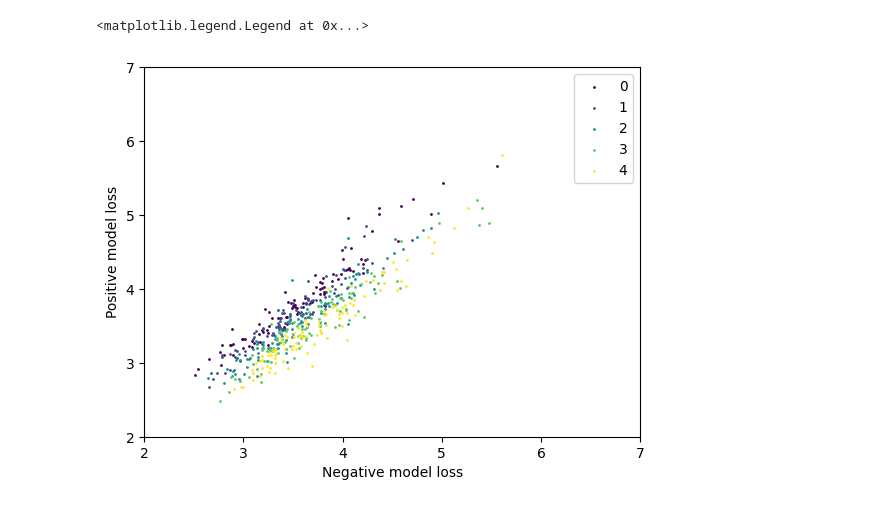
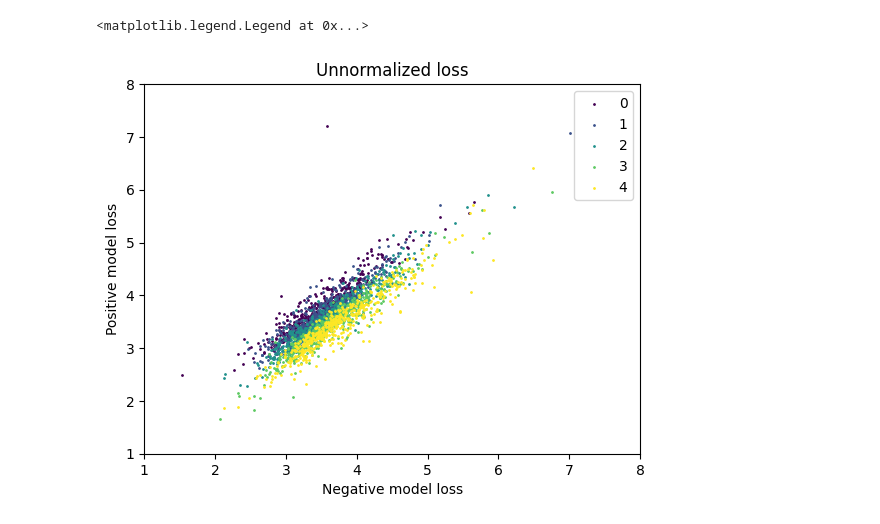
Before and after one commit to juice500ml/sentiment-cartography, a Jupyter notebook: plots.ipynb, the cells around one changed output. Cells and saved outputs as stored; diff of their text form; code cells hidden in the pictures.

```diff
--- a/plots.ipynb
+++ b/plots.ipynb
@@ -6,13 +15,14 @@ df = pd.read_csv("out.csv")
 # %%
 cmap = plt.get_cmap('viridis', 5)
 for label in range(5):
-    _df = df[df.label == label].sample(100)
+    _df = df[(df.label == label) & (df["split"] == "test")].sample(500)
     plt.scatter(_df.neg, _df.pos, c=cmap(label), label=label, s=1)
 plt.xlabel("Negative model loss")
 plt.ylabel("Positive model loss")
-plt.xlim(2, 7)
-plt.ylim(2, 7)
+plt.title("Unnormalized loss")
+plt.xlim(1, 8)
+plt.ylim(1, 8)
 plt.legend()
 # %% [output]
 <matplotlib.legend.Legend at 0x...>
-[figure, old version]
+[figure, new version]
```
Also changed, not shown: parts of 7 cells of this notebook, 4 other files.
